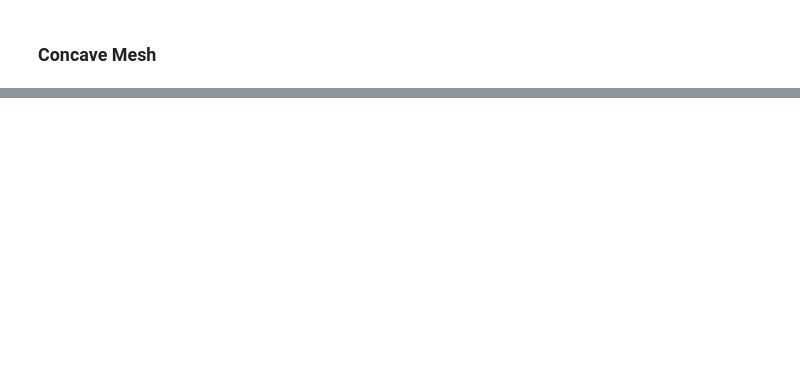
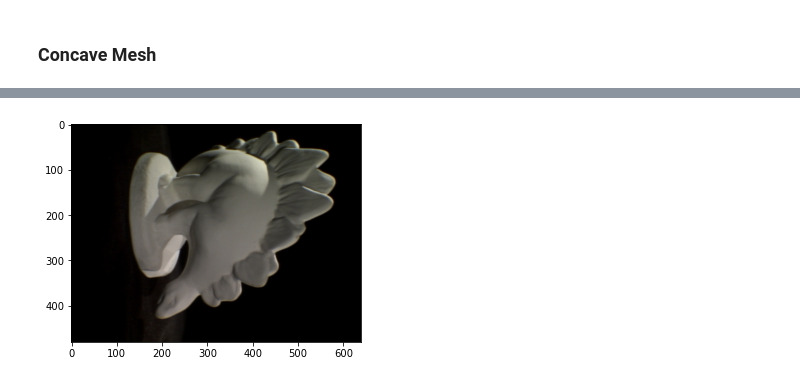
Before and after one commit to mingyuwoo98/volumetric-surface-reconstruction, a Jupyter notebook: convex_mesh_from_dots.ipynb, the cells around one changed output, grey strips where cells are left out. Saved outputs shown, nothing was run; the diff lists cells and outputs as text; code cells hidden in the pictures; blank space fills up the shorter version.

```diff
--- a/convex_mesh_from_dots.ipynb
+++ b/convex_mesh_from_dots.ipynb
@@ -65,0 +96,12 @@ TypeError: multiple values for argument 's'
+# %%
+%matplotlib inline
+
+import matplotlib.image as image
+
+
+im = image.imread('dinoRing/dinoR0001.png')
+
+plt.imshow(im)
+plt.show()
+# %% [output]
+[figure, added]
```
Also changed, not shown: parts of 8 cells of this notebook, 2 other files.
